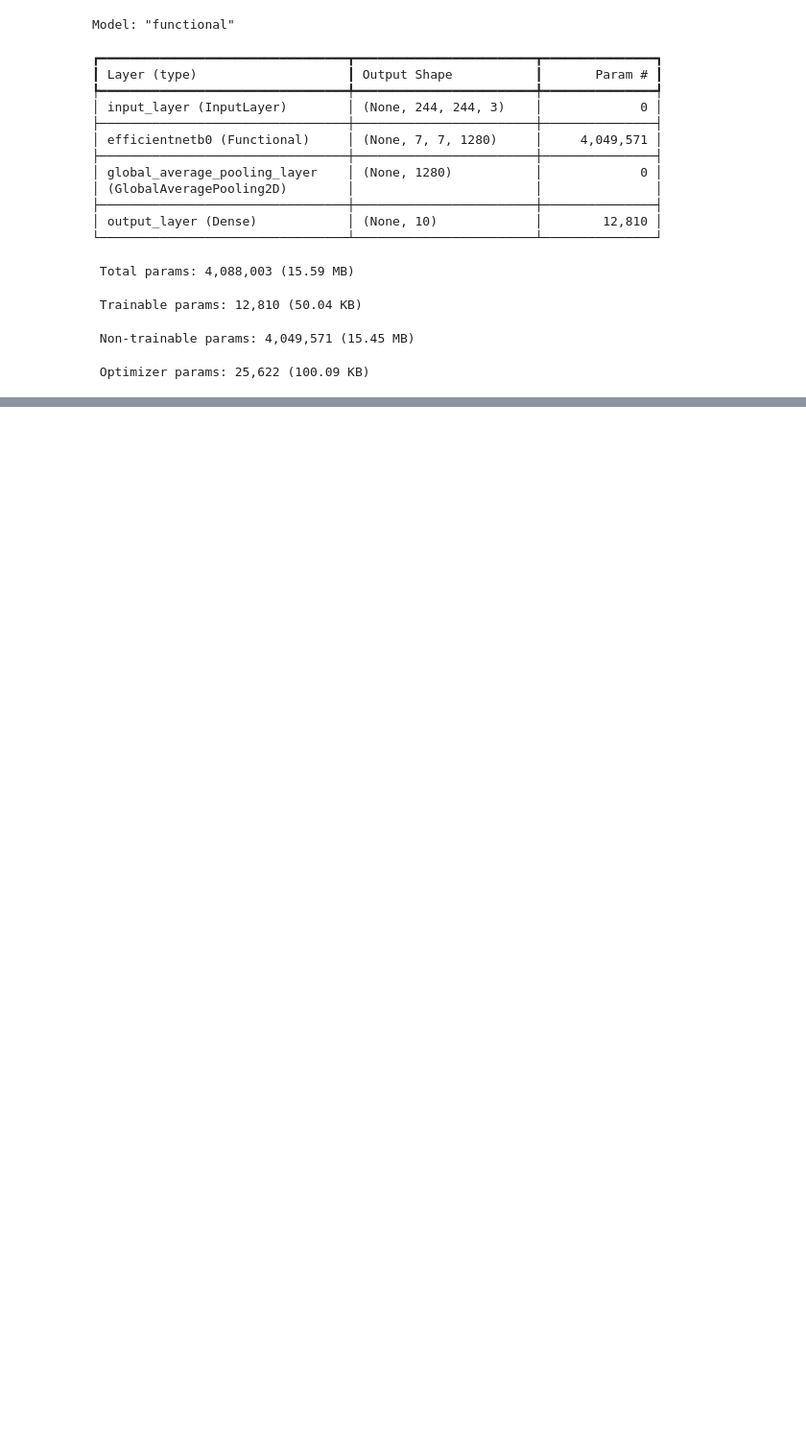
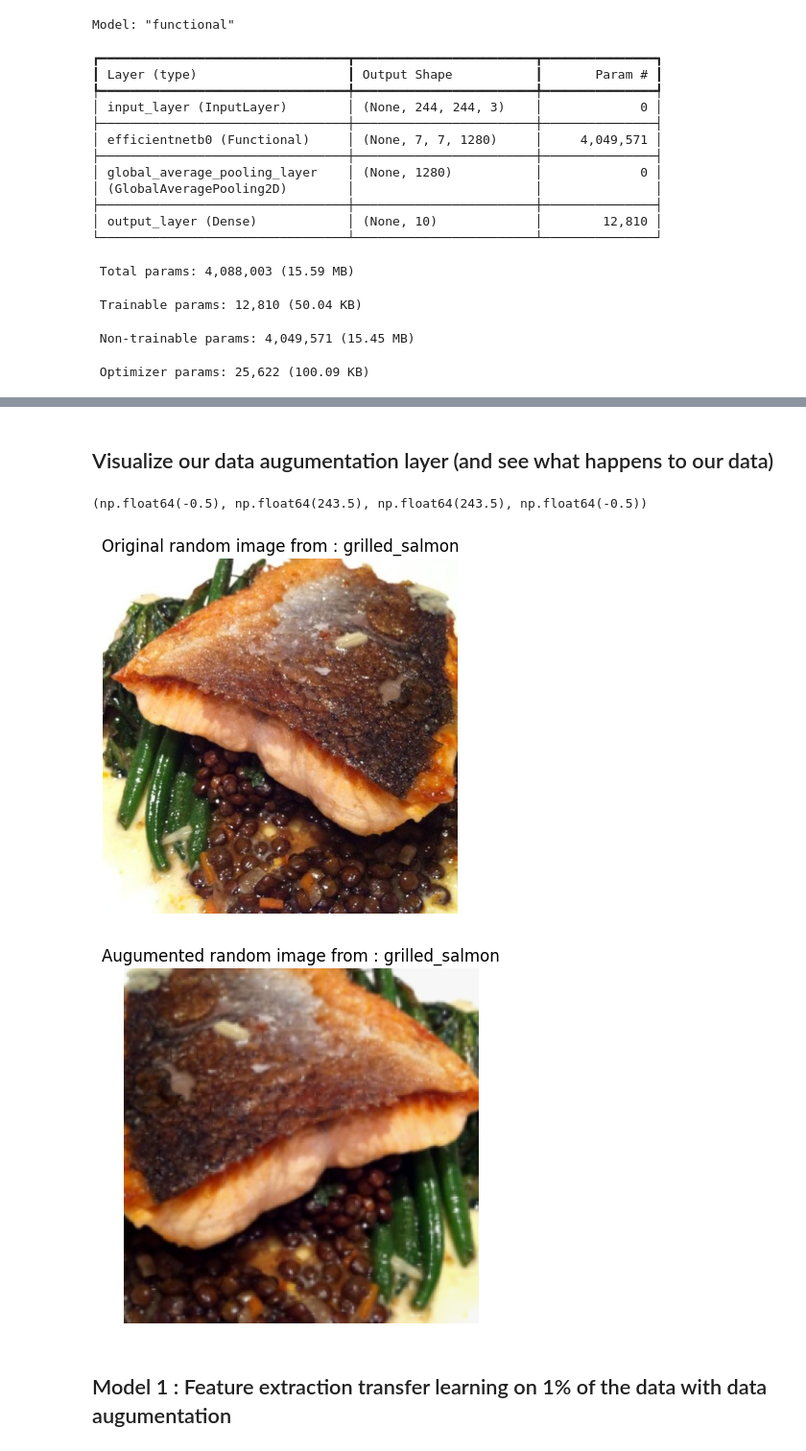
Before and after one commit to CprALin/JupyterNotebooks, a Jupyter notebook: 05_tensorflow_transfer_learning_fine_tuning.ipynb, the cells around one changed output, grey strips where cells are left out. Shown at 96% size. Cells and saved outputs as stored; diff of their text form; code cells hidden in the pictures; blank space fills up the shorter version.

```diff
--- a/05_tensorflow_transfer_learning_fine_tuning.ipynb
+++ b/05_tensorflow_transfer_learning_fine_tuning.ipynb
@@ -224,0 +394,4 @@ Model: "functional"
+# %%
+# Create training and test dirs
+train_dir_1_percent = "10_food_classes_1_percent/train"
+test_dir = "10_food_classes_1_percent/test"
@@ -224,0 +445,48 @@ Model: "functional"
+# %%
+import tensorflow as tf
+from tensorflow import keras
+from tensorflow.keras import layers
+
+# Create data augumentation stage with horizontal flipping , rotations , zooms etc..
+data_augumentation = keras.Sequential([
+    layers.Resizing(244,244),
+    layers.RandomFlip("horizontal"),
+    layers.RandomRotation(0.2),
+    layers.RandomZoom(0.2),
+    layers.RandomContrast(0.1),
+    layers.RandomBrightness(0.1),
+    #layers.Rescale(1./255) # Keep from models like ResNet50V2 but EfficientNet's having rescaling built-in
+] , name = "data_augumentation")
+# %% [markdown]
+## Visualize our data augumentation layer (and see what happens to our data)
+# %%
+# View a random image and compare it to its augumented version
+import matplotlib.pyplot as plt
+import matplotlib.image as mpimg
+import os
+import random
+
+target_class = random.choice(train_data_1_percent.class_names)
+target_dir = "10_food_classes_1_percent/train/" + target_class
+random_image = random.choice(os.listdir(target_dir))
+random_image_path = target_dir + "/" + random_image
+
+# Read and plot in the random image
+img = mpimg.imread(random_image_path)
+#print(img)
+plt.imshow(img)
+plt.title(f"Original random image from : {target_class}")
+plt.axis(False)
+
+# Now let's plot our augumented random image
+augumented_img = data_augumentation(img , training=True)
+plt.figure()
+plt.imshow(tf.squeeze(augumented_img)/255.)
+plt.title(f"Augumented random image from : {target_class}")
+plt.axis(False)
+# %% [output]
+(np.float64(-0.5), np.float64(243.5), np.float64(243.5), np.float64(-0.5))
+[figure, added]
+[figure, added]
+# %% [markdown]
+## Model 1 : Feature extraction transfer learning on 1% of the data with data augumentation
```
Also changed, not shown: parts of 26 cells of this notebook.
